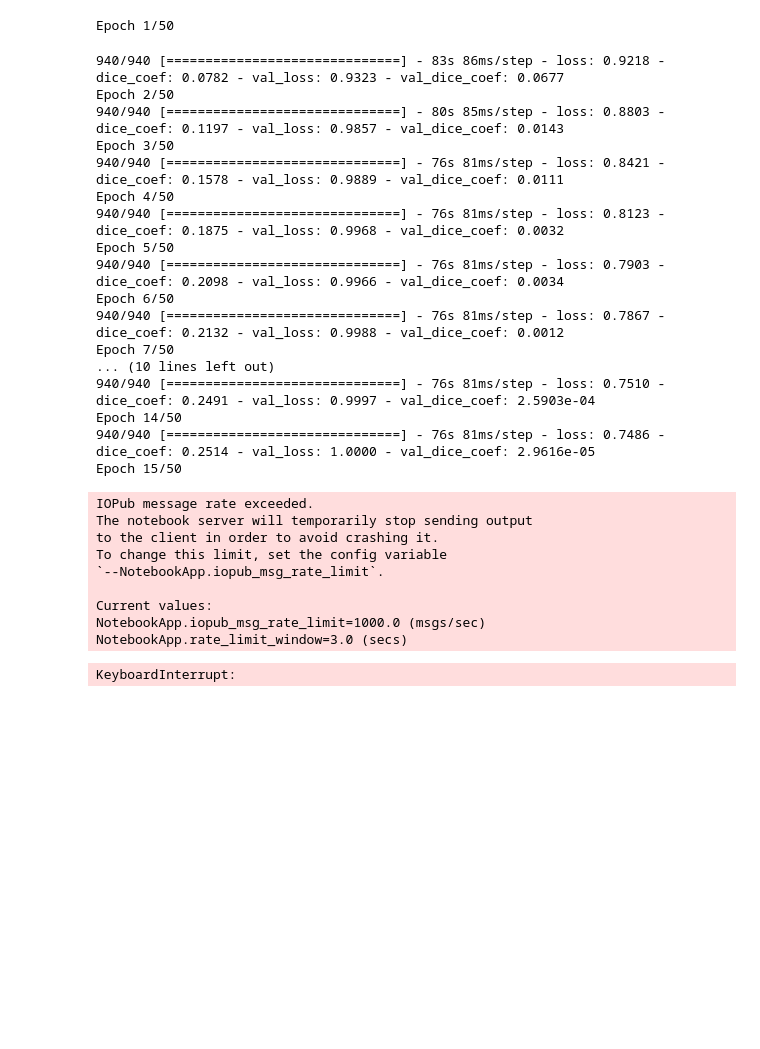
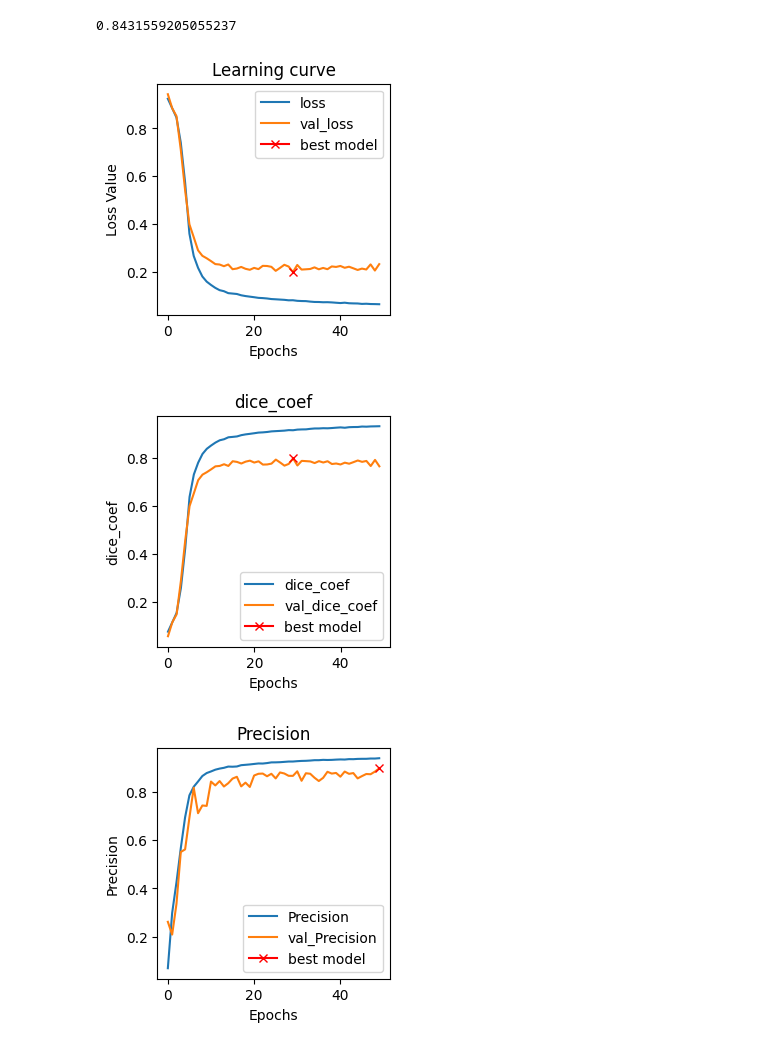
Before and after one commit to xinyiwan/ATLAS-Brain-Lesion-Segmentation, a Jupyter notebook: Lab4/bonus_task.ipynb, the cells around one changed output. Saved outputs shown, nothing was run; the diff lists cells and outputs as text; code cells hidden in the pictures; blank space fills up the shorter version.

```diff
--- a/Lab4/bonus_task.ipynb
+++ b/Lab4/bonus_task.ipynb
@@ -33,7 +33,7 @@ def downsample_block(x, n_base, batch_normalization, dropout):
     f = conv_block(x, n_base, batch_normalization)
     p = layers.MaxPool2D(pool_size = (2,2))(f)
     if(dropout):
-        p = layers.Dropout(0.2)(p)
+        p = layers.Dropout(0.4)(p)
 
     return f, p
 
@@ -43,7 +43,7 @@ def upsample_block(x, f, n_base, batch_normalization, dropout):
                          strides=(2,2),padding='same')(x)
     x = Concatenate()([x,f])
     if(dropout):
-        x = layers.Dropout(0.2)(x)
+        x = layers.Dropout(0.4)(x)
     x = conv_block(x, n_base, batch_normalization)
 
     return x
@@ -109,7 +109,7 @@ LR = 1e-4
 batch_normalization = True
 dropout = True
 epochs = 50
-batch_size = 8
+batch_size = 16
 
 img_w, img_h = 240,240
 img_ch = 1
@@ -126,5 +126,5 @@ model = get_unet(img_w, img_h, img_ch, n_base, LR,
 ## Dice Parameters
 model.compile(loss = [dice_coef_loss],          # Model Compiling
               optimizer = Adam(lr = LR),
-              metrics = [dice_coef])
+              metrics = [dice_coef, tf.keras.metrics.Precision(), tf.keras.metrics.Recall()])
 # %% [output]
@@ -234,55 +282,6 @@ def load_data(image_path,mask_path, img_h, img_w, p):
 image_list = [os.path.join(image_path,i) for i in image_path_list]
 mask_list = [ os.path.join(mask_path,i.replace(".png","_Tumor.png")) for i in image_path_list]
 img_train, img_val, mask_train, mask_val = load_data(image_list,mask_list, 240, 240, 0.2)
-# %%
-## Add data augmentation
-image_aug = ImageDataGenerator(rotation_range=20,
-                                width_shift_range=0.2,
-                                height_shift_range=0.2,
-                                zoom_range = 0.3,
-                                horizontal_flip=True,
-                                rescale=1. / 255)
-
-train_generator = image_aug.flow(
-                                img_train,mask_train,
-                                batch_size = batch_size)
-
-val_generator = image_aug.flow(
-                                img_val,mask_val,
-                                batch_size = batch_size)
-
-model_histogram = model.fit_generator(train_generator, steps_per_epoch = train_generator.n//batch_size,
-    validation_data = val_generator, validation_steps = val_generator.n//batch_size,
-    epochs = epochs,  verbose=1)
-# %% [output]
-Epoch 1/50
-940/940 [==============================] - 83s 86ms/step - loss: 0.9218 - dice_coef: 0.0782 - val_loss: 0.9323 - val_dice_coef: 0.0677
-Epoch 2/50
-940/940 [==============================] - 80s 85ms/step - loss: 0.8803 - dice_coef: 0.1197 - val_loss: 0.9857 - val_dice_coef: 0.0143
-Epoch 3/50
-940/940 [==============================] - 76s 81ms/step - loss: 0.8421 - dice_coef: 0.1578 - val_loss: 0.9889 - val_dice_coef: 0.0111
-Epoch 4/50
-940/940 [==============================] - 76s 81ms/step - loss: 0.8123 - dice_coef: 0.1875 - val_loss: 0.9968 - val_dice_coef: 0.0032
-Epoch 5/50
-940/940 [==============================] - 76s 81ms/step - loss: 0.7903 - dice_coef: 0.2098 - val_loss: 0.9966 - val_dice_coef: 0.0034
-Epoch 6/50
-940/940 [==============================] - 76s 81ms/step - loss: 0.7867 - dice_coef: 0.2132 - val_loss: 0.9988 - val_dice_coef: 0.0012
-Epoch 7/50
-... (10 lines left out)
-940/940 [==============================] - 76s 81ms/step - loss: 0.7510 - dice_coef: 0.2491 - val_loss: 0.9997 - val_dice_coef: 2.5903e-04
-Epoch 14/50
-940/940 [==============================] - 76s 81ms/step - loss: 0.7486 - dice_coef: 0.2514 - val_loss: 1.0000 - val_dice_coef: 2.9616e-05
-Epoch 15/50
-IOPub message rate exceeded.
-The notebook server will temporarily stop sending output
-to the client in order to avoid crashing it.
-To change this limit, set the config variable
-`--NotebookApp.iopub_msg_rate_limit`.
-
-Current values:
-NotebookApp.iopub_msg_rate_limit=1000.0 (msgs/sec)
-NotebookApp.rate_limit_window=3.0 (secs)
-KeyboardInterrupt:
 # %%
 image = imread('/DL_course_data/Lab3/CT/Image/Im68_54.png')
 mask = imread('/DL_course_data/Lab3/CT/Mask/Im68_54.png')
@@ -304,0 +363,10 @@ show_paired(image,mask)
+# %%
+print(np.max(model_histogram.history["val_recall"]))
+# %% [output]
+0.8431559205055237
+# %%
+show_hist(model_histogram)
+# %% [output]
+[figure, added]
+[figure, added]
+[figure, added]
```
Also changed, not shown: parts of 4 cells of this notebook, 5 other files.
